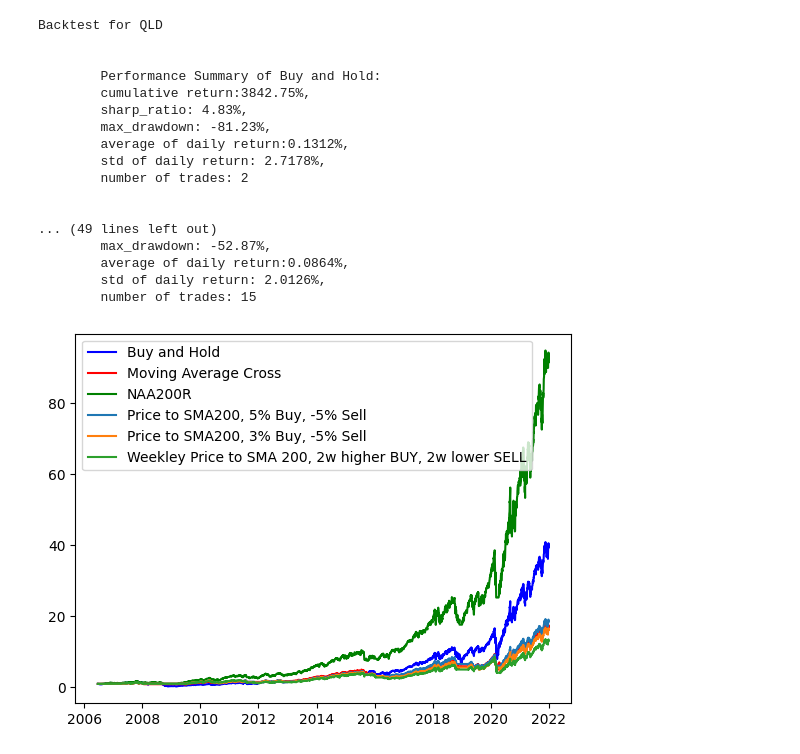
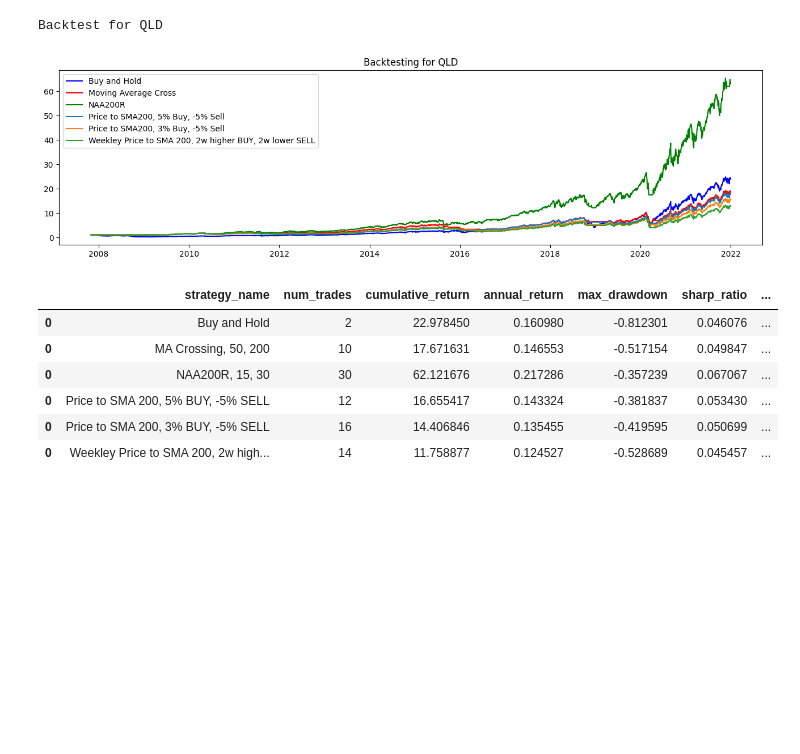
Before and after one commit to sylviawusyl/backtesting, a Jupyter notebook: Ab_test.ipynb, the cells around one changed output. Drawn from its saved outputs; the diff is of its cells as text; code cells hidden in the pictures; blank space fills up the shorter version.

Commit message:
add visual and performance summary table for better readout

```diff
--- a/Ab_test.ipynb
+++ b/Ab_test.ipynb
@@ -46,6 +35,7 @@ Requirement already satisfied: requests>=2.26 in /home/codespace/.local/lib/pyth
 # %%
 #buy and hold strategy vs various  strategies
-def backtestAll(ticker:ab.StockData,test_start:dt.datetime,test_end:dt.datetime):
+def backtestAll(ticker:ab.StockData,test_start:dt.datetime,test_end:dt.datetime, verbose = True):
+    perf_summary = pd.DataFrame()
     buy_and_hold = ab.BuyAndHold()
     buy_and_hold.run_strategy(ticker, test_start,test_end)
     bt = ab.BackTest(test_start, test_end)
@@ -77,13 +67,14 @@ def backtestAll(ticker:ab.StockData,test_start:dt.datetime,test_end:dt.datetime)
     WeeklyMAThreshold_bt.run_backtest(WeeklyMAThreshold, ticker)
 
     print('Backtest for', ticker.ticker)
-    bt.performance_summary('Buy and Hold')
-    ma_cross_bt.performance_summary('MA Crossing, 50, 200')
-    naa200r_threshold_bt.performance_summary('NAA200R, 15, 30')
-    ma_threshold_bt.performance_summary('Price to SMA 200, 5% BUY, -5% SELL')
-    ma_threshold2_bt.performance_summary('Price to SMA 200, 3% BUY, -5% SELL')
-    WeeklyMAThreshold_bt.performance_summary('Weekley Price to SMA 200, 2w higher BUY, 2w lower SELL')
+    bt.performance_summary('Buy and Hold', verbose = verbose)
+    ma_cross_bt.performance_summary('MA Crossing, 50, 200', verbose = verbose)
+    naa200r_threshold_bt.performance_summary('NAA200R, 15, 30', verbose = verbose)
+    ma_threshold_bt.performance_summary('Price to SMA 200, 5% BUY, -5% SELL', verbose = verbose)
+    ma_threshold2_bt.performance_summary('Price to SMA 200, 3% BUY, -5% SELL', verbose = verbose)
+    WeeklyMAThreshold_bt.performance_summary('Weekley Price to SMA 200, 2w higher BUY, 2w lower SELL', verbose = verbose)
 
+    fig = plt.figure(figsize=(16,4))
     plt.plot(bt.balance['Date'], bt.balance['Total'], label = 'Buy and Hold',color = 'blue')
     plt.plot(ma_cross_bt.balance['Date'], ma_cross_bt.balance['Total'], label = 'Moving Average Cross', color = 'red')
     plt.plot(naa200r_threshold_bt.balance['Date'], naa200r_threshold_bt.balance['Total'], label = 'NAA200R', color = 'green')
@@ -92,11 +83,17 @@ def backtestAll(ticker:ab.StockData,test_start:dt.datetime,test_end:dt.datetime)
     plt.plot(WeeklyMAThreshold_bt.balance['Date'], WeeklyMAThreshold_bt.balance['Total'], label = 'Weekley Price to SMA 200, 2w higher BUY, 2w lower SELL')
 
     plt.legend()
+    plt.title('Backtesting for {}'.format(ticker.ticker))
+    plt.show()
 
-# #print balance at the end of the backtest
-# print(macross_strategy.trades)
-# print('buy and hold:',bt.balance['Total'].iloc[-1])
-# print('moving   avg:',ma_cross_bt.balance['Total'].iloc[-1])
+
+    for strategy in [bt,ma_cross_bt,naa200r_threshold_bt, ma_threshold_bt, ma_threshold2_bt, WeeklyMAThreshold_bt]:
+        perf_summary = pd.concat([perf_summary, strategy.summary_result])
+
+    return perf_summary
 # %%
-test_start = dt.datetime(2003,3,10)
+test_start = dt.datetime(2007,11,1) # dt.datetime(2003,3,10)
 test_end = dt.datetime(2021,12,31)
+
+perf_summary = backtestAll(qqq, test_start, test_end, verbose = False)
+display(perf_summary)
@@ -124,22 +110,14 @@ Backtest for QQQ
 # %%
-backtestAll(qld, test_start, test_end)
+perf_summary = backtestAll(qld, test_start, test_end, verbose = False)
+display(perf_summary)
 # %% [output]
 Backtest for QLD
-
-
-        Performance Summary of Buy and Hold:
-        cumulative return:3842.75%,
-        sharp_ratio: 4.83%,
-        max_drawdown: -81.23%,
-        average of daily return:0.1312%,
-        std of daily return: 2.7178%,
-        number of trades: 2
-
-
-... (49 lines left out)
-        max_drawdown: -52.87%,
-        average of daily return:0.0864%,
-        std of daily return: 2.0126%,
-        number of trades: 15
-[figure, old version]
+[figure, new version]
+|  | strategy_name | num_trades | cumulative_return | annual_return | max_drawdown | sharp_ratio | ... |
+| 0 | Buy and Hold | 2 | 22.978450 | 0.160980 | -0.812301 | 0.046076 | ... |
+| 0 | MA Crossing, 50, 200 | 10 | 17.671631 | 0.146553 | -0.517154 | 0.049847 | ... |
+| 0 | NAA200R, 15, 30 | 30 | 62.121676 | 0.217286 | -0.357239 | 0.067067 | ... |
+| 0 | Price to SMA 200, 5% BUY, -5% SELL | 12 | 16.655417 | 0.143324 | -0.381837 | 0.053430 | ... |
+| 0 | Price to SMA 200, 3% BUY, -5% SELL | 16 | 14.406846 | 0.135455 | -0.419595 | 0.050699 | ... |
+| 0 | Weekley Price to SMA 200, 2w high... | 14 | 11.758877 | 0.124527 | -0.528689 | 0.045457 | ... |
 # %%
```
Also changed, not shown: parts of 26 cells of this notebook.
